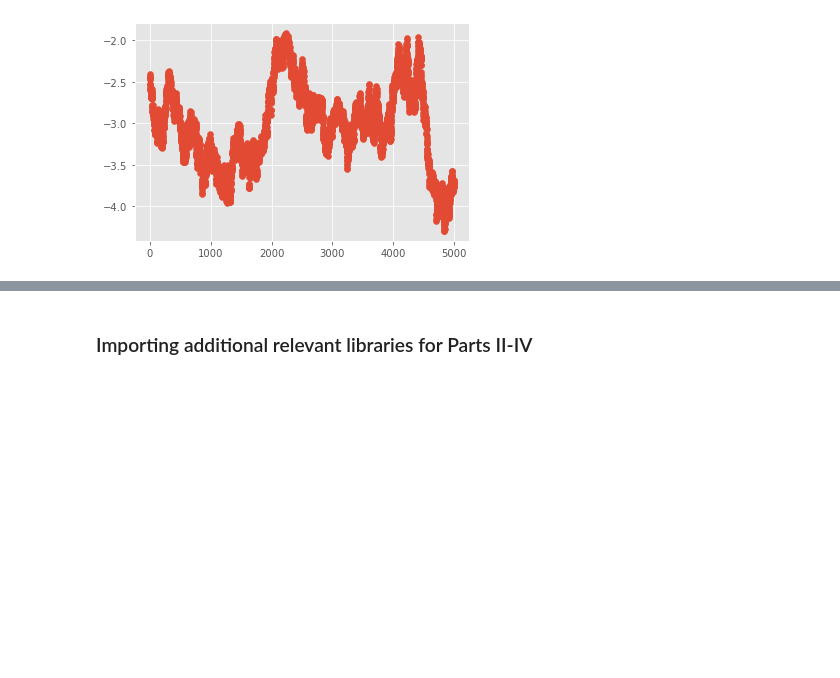
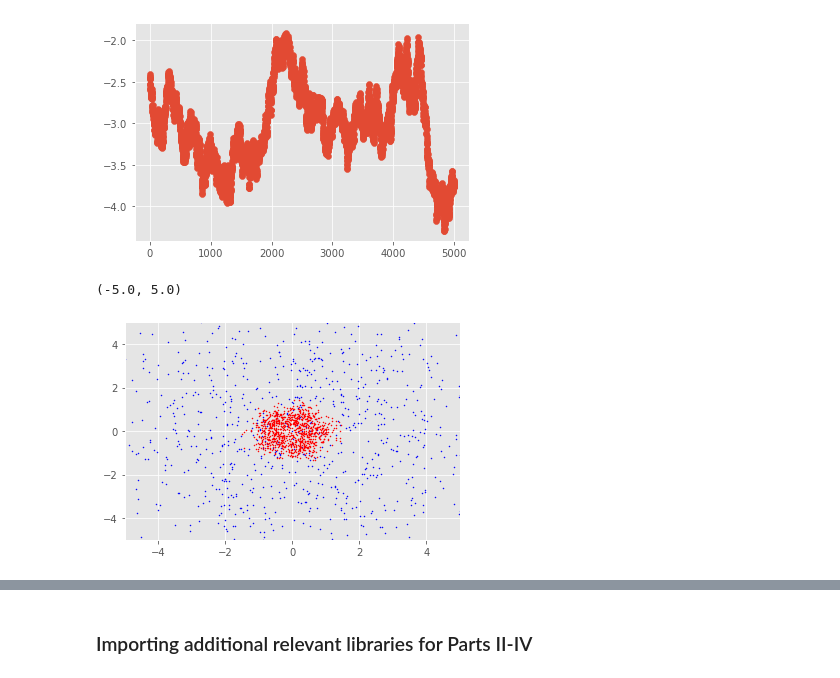
Before and after one commit to adidigit/statistical_methods_in_ip, a Jupyter notebook: HW2/HW2_Spring2022_Langevin_Dynamics_and_EBMs.ipynb, the cells around one changed output, grey strips where cells are left out. Cells and saved outputs as stored; diff of their text form; code cells hidden in the pictures; blank space fills up the shorter version.

```diff
--- a/HW2/HW2_Spring2022_Langevin_Dynamics_and_EBMs.ipynb
+++ b/HW2/HW2_Spring2022_Langevin_Dynamics_and_EBMs.ipynb
@@ -95,12 +95,10 @@ def log_prob_grad(x,mus,sigma_2):
     return grad
 
 #TODO : take out the parameters
-def sample_with_langevin_dynamics():
-    N=1000
+def sample_with_langevin_dynamics(N, sqrt_two_eps):
     uni = uniform.Uniform(torch.tensor([-3.,-3.]),torch.tensor([3.,3.]))
     x = uni.sample((N,))
     norm = normal.MultivariateNormal(torch.tensor([0.,0.]),torch.eye(2))
-    sqrt_two_eps = 10/256
 
     # define p(x):
     sigma_2 = 0.1
@@ -119,7 +117,7 @@ def sample_with_langevin_dynamics():
         x_k = x_k + sqrt_two_eps**2/2*grad.reshape(-1,2) + sqrt_two_eps * norm.sample((N,))
         _all_x.append(x_k[0])
 
-    return x_k #,_all_x
+    return x_k.numpy() #,_all_x
 # %%
 # for debug only
 import matplotlib.pyplot as plt
@@ -133,12 +131,23 @@ plt.scatter(col,ys)#,c=col,cmap='turbo')
 [figure]
 # %%
 #Task 3
-langevin_dynamic_samples = sample_with_langevin_dynamics()
+langevin_dynamic_samples = sample_with_langevin_dynamics(N=1000,sqrt_two_eps = 10/256)
 # %%
 num_samples, seed, = 1000 , 0
 np.random.seed(seed)
 angles = np.linspace(0, 2 * np.pi, 5, endpoint=False)
 centers = np.stack([0.7 * np.array([np.cos(angle), np.sin(angle)]) for angle in angles])
 real_samples = make_blobs(num_samples, centers=centers, cluster_std=np.sqrt(.1), random_state=seed, shuffle=True)[0]
+# %%
+import matplotlib.pyplot as plt
+lds = langevin_dynamic_samples
+#TODO - plot with some indication
+plt.scatter(real_samples[:,0],real_samples[:,1],color='r')
+plt.scatter(lds[:,0],lds[:,1],color = 'b')
+plt.xlim(-5,5)
+plt.ylim(-5,5)
+# %% [output]
+(-5.0, 5.0)
+[figure, added]
 # %% [markdown]
 <img src="https://img.icons8.com/offices/80/000000/making-notes.png" style="height:30px;display:inline\">**<span style="color:red">Task 4</span>**. Repeat Tasks 2 and 3, this time with $\sqrt{2\varepsilon}=\left\{\frac{1}{256}, \frac{200}{256}\right\}$. Compare the results to Task 3, and explain the effect of $\varepsilon$ on the resulting samples. Tip: To have a clear visual examination of the phenomenon, plot the path a sampled point goes through throughout the dynamics for different values of $\varepsilon$.
```
Also changed, not shown: parts of 1 cell of this notebook.
